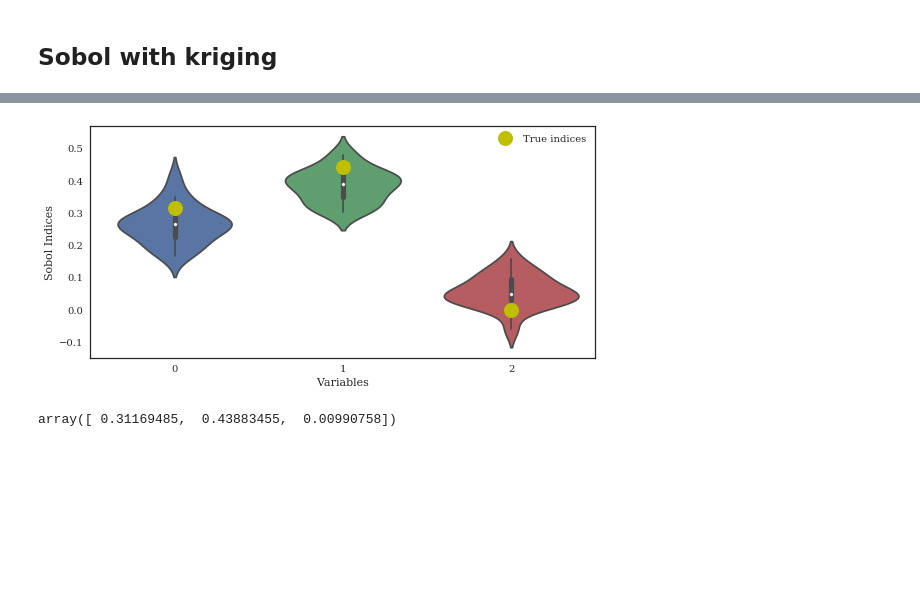
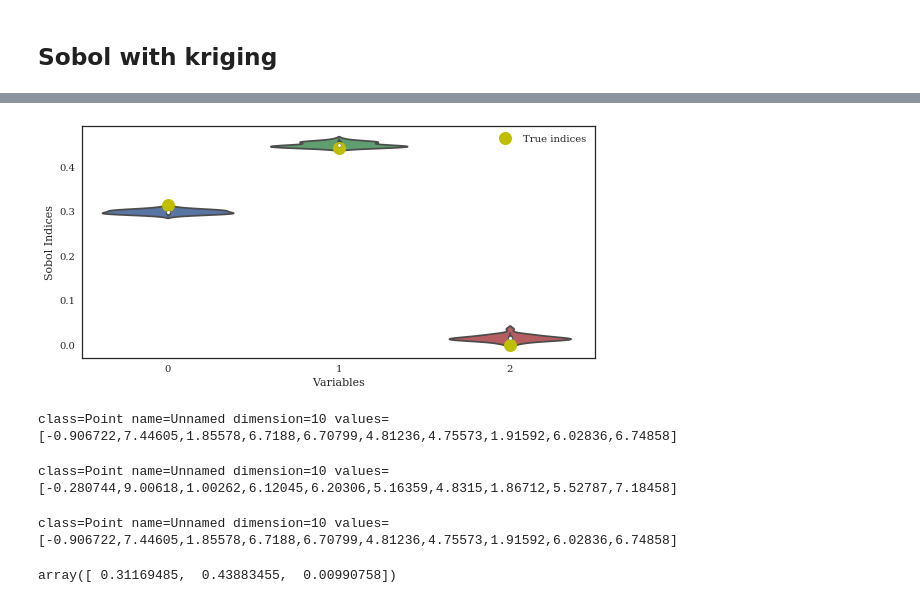
Before and after one commit to josephmure/otshapley, a Jupyter notebook: examples/kriking/kriging-sobol.ipynb, the cells around one changed output, grey strips where cells are left out. Drawn from its saved outputs; the diff is of its cells as text; code cells hidden in the pictures; blank space fills up the shorter version.

Commit message:
Sobol GP is now working.

```diff
--- a/examples/kriking/kriging-sobol.ipynb
+++ b/examples/kriking/kriging-sobol.ipynb
@@ -93,5 +88,7 @@ kriging.build_model(n_sample_kriging=200)
 # %%
-first_indices = kriging.compute_indices(n_sample=100, n_realization=n_realization, n_bootstrap=n_bootstrap)
+n_realization = 30
+n_bootstrap = 100
+first_indices = kriging.compute_indices(n_sample=3000, n_realization=n_realization, n_bootstrap=n_bootstrap)
 # %%
 first_indices_estimates = [first_indices[i, :, 0].mean() for i in range(dim)]
 first_indices_estimates
@@ -109,0 +102,10 @@ first_indices_std
+# %%
+set_style_paper()
+fig, ax = plt.subplots(figsize=(8, 4))
+sns.violinplot(data=first_indices[:, :].reshape(dim, -1).T, ax=ax, label='First order indices');
+ax.plot(range(3), ishigami_true_indices, 'yo', markersize=13, label='True indices')
+
+ax.set_xlabel('Variables')
+ax.set_ylabel('Sobol Indices')
+ax.legend(loc=0)
+fig.tight_layout()
@@ -109,0 +114,10 @@ first_indices_std
+# %%
+set_style_paper()
+fig, ax = plt.subplots(figsize=(8, 4))
+sns.violinplot(data=first_indices[:, :].reshape(dim, -1).T, ax=ax, label='First order indices');
+ax.plot(range(3), ishigami_true_indices, 'yo', markersize=13, label='True indices')
+
+ax.set_xlabel('Variables')
+ax.set_ylabel('Sobol Indices')
+ax.legend(loc=0)
+fig.tight_layout()
@@ -110,12 +126,12 @@ first_indices_std
 # %%
 set_style_paper()
 fig, ax = plt.subplots(figsize=(8, 4))
 sns.violinplot(data=first_indices[:, :, 0].T, ax=ax, label='First order indices');
-ax.plot(range(3), ishigami_true_indices, 'yo', markersize=15, label='True indices')
+ax.plot(range(3), ishigami_true_indices, 'yo', markersize=13, label='True indices')
 
 ax.set_xlabel('Variables')
 ax.set_ylabel('Sobol Indices')
 ax.legend(loc=0)
 fig.tight_layout()
 # %% [output]
-[figure, old version]
+[figure, new version]
@@ -122,3 +140,19 @@ fig.tight_layout()
+# %%
+input_sample_1 = np.asarray(kriging.input_distribution.getSample(10))
+seed = ot.RandomGenerator.GetState()
+rvector = ot.KrigingRandomVector(kriging.kriging_result, input_sample_1)
+rvector.getRealization()
+# %% [output]
+class=Point name=Unnamed dimension=10 values=[-0.906722,7.44605,1.85578,6.7188,6.70799,4.81236,4.75573,1.91592,6.02836,6.74858]
+# %%
+rvector.getRealization()
+# %% [output]
+class=Point name=Unnamed dimension=10 values=[-0.280744,9.00618,1.00262,6.12045,6.20306,5.16359,4.8315,1.86712,5.52787,7.18458]
+# %%
+ot.RandomGenerator.SetState(seed)
+rvector.getRealization()
+# %% [output]
+class=Point name=Unnamed dimension=10 values=[-0.906722,7.44605,1.85578,6.7188,6.70799,4.81236,4.75573,1.91592,6.02836,6.74858]
 # %%
 i = 0
 for i_nz in range(n_realization):
```
Also changed, not shown: parts of 12 cells of this notebook, 1 other file.
